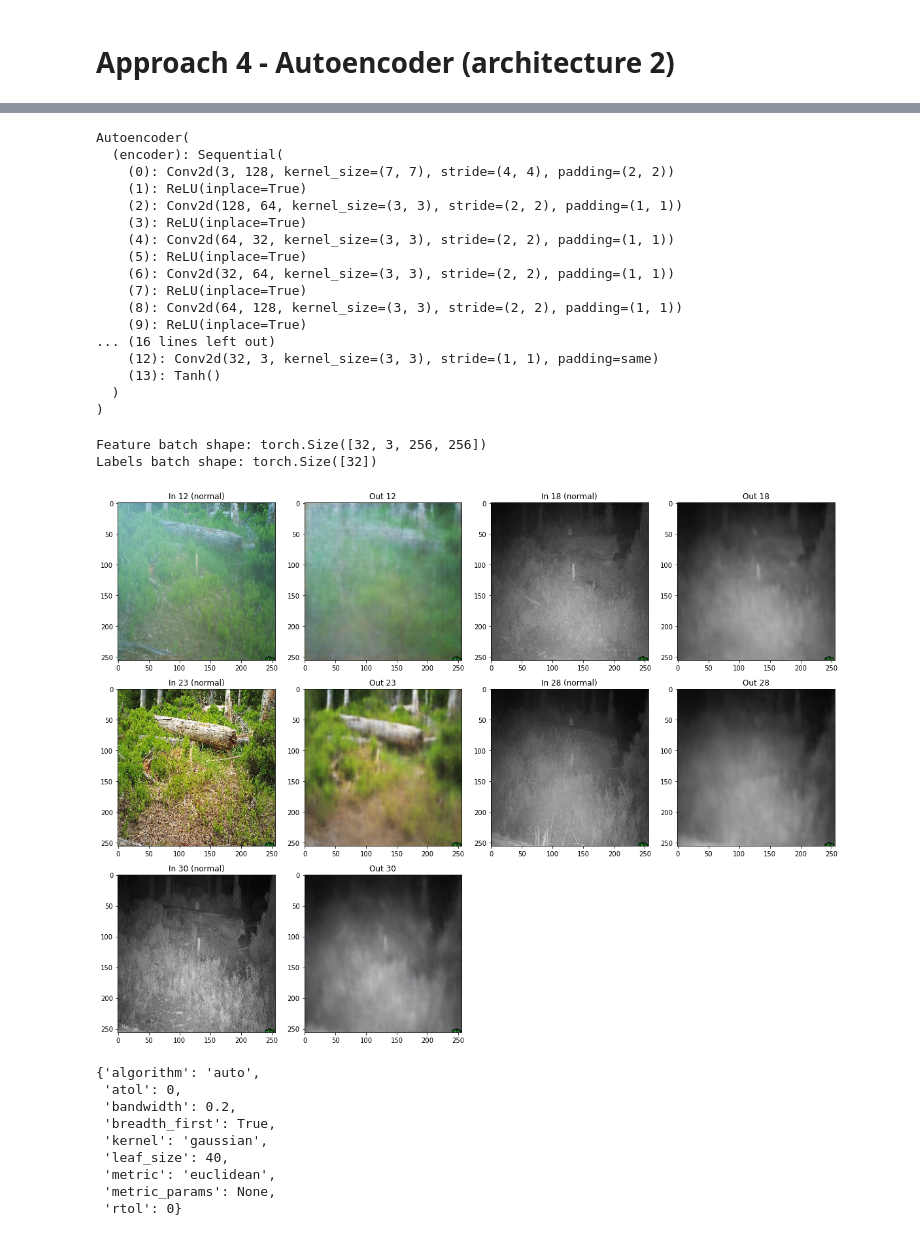
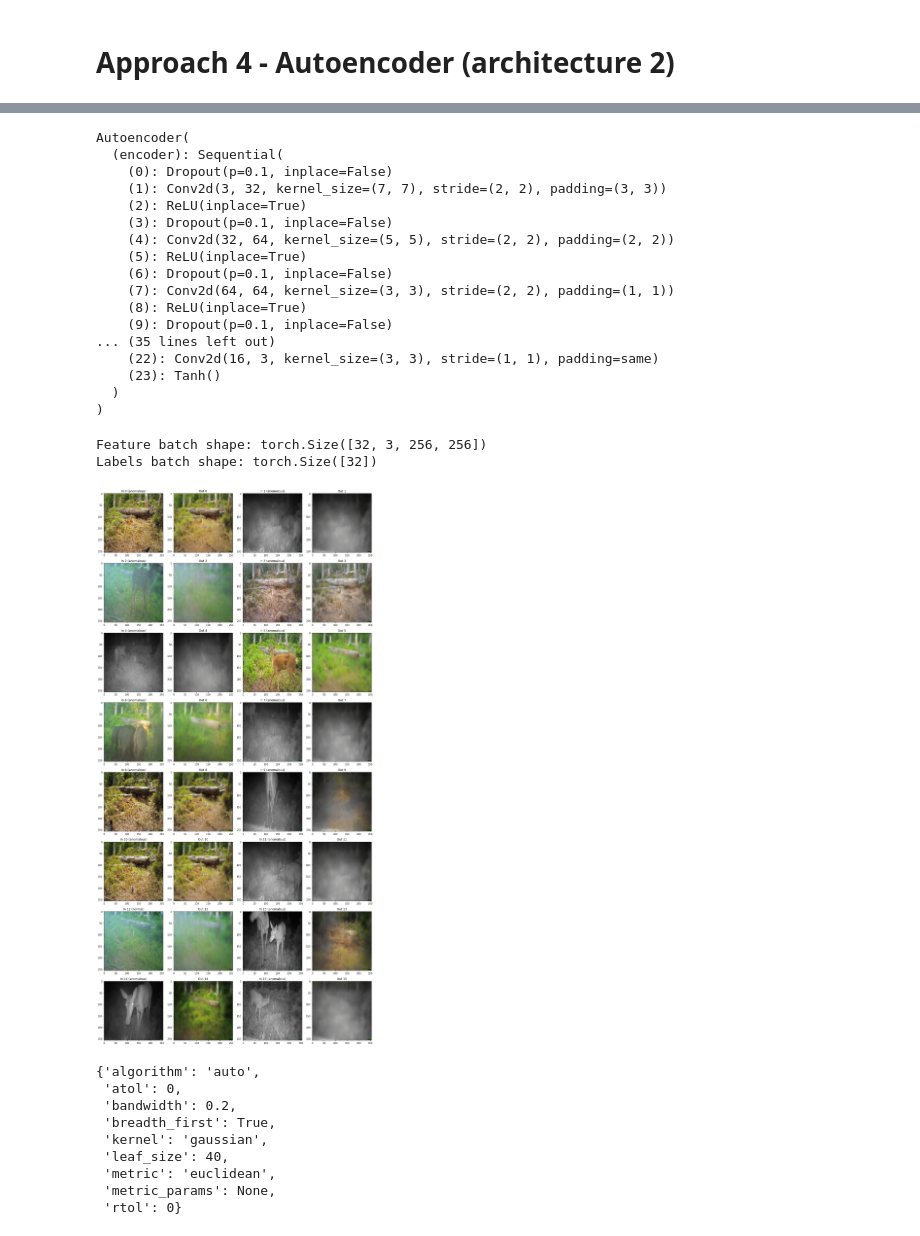
Before and after one commit to kleincode/camera-trap-anomaly-detection, a Jupyter notebook: approach4_autoencoder2.ipynb, the cells around one changed output, grey strips where cells are left out. Drawn from its saved outputs; the diff is of its cells as text; code cells hidden in the pictures.

```diff
--- a/approach4_autoencoder2.ipynb
+++ b/approach4_autoencoder2.ipynb
@@ -51,23 +54,23 @@ its, losses = get_log("ae2_noise", display=True)
 # %%
 model = Autoencoder()
-model.load_state_dict(torch.load("./ae_train_NoBackup/ae2_noise/model_120.pth", map_location=torch.device("cpu")))
+model.load_state_dict(torch.load("./ae_train_NoBackup/ae2_deep_noise_sparse/model_100.pth", map_location=torch.device("cpu")))
 model.eval()
 # %% [output]
 Autoencoder(
   (encoder): Sequential(
-    (0): Conv2d(3, 128, kernel_size=(7, 7), stride=(4, 4), padding=(2, 2))
-    (1): ReLU(inplace=True)
-    (2): Conv2d(128, 64, kernel_size=(3, 3), stride=(2, 2), padding=(1, 1))
-    (3): ReLU(inplace=True)
-    (4): Conv2d(64, 32, kernel_size=(3, 3), stride=(2, 2), padding=(1, 1))
+    (0): Dropout(p=0.1, inplace=False)
+    (1): Conv2d(3, 32, kernel_size=(7, 7), stride=(2, 2), padding=(3, 3))
+    (2): ReLU(inplace=True)
+    (3): Dropout(p=0.1, inplace=False)
+    (4): Conv2d(32, 64, kernel_size=(5, 5), stride=(2, 2), padding=(2, 2))
     (5): ReLU(inplace=True)
-    (6): Conv2d(32, 64, kernel_size=(3, 3), stride=(2, 2), padding=(1, 1))
-    (7): ReLU(inplace=True)
-    (8): Conv2d(64, 128, kernel_size=(3, 3), stride=(2, 2), padding=(1, 1))
-    (9): ReLU(inplace=True)
-... (16 lines left out)
-    (12): Conv2d(32, 3, kernel_size=(3, 3), stride=(1, 1), padding=same)
-    (13): Tanh()
+    (6): Dropout(p=0.1, inplace=False)
+    (7): Conv2d(64, 64, kernel_size=(3, 3), stride=(2, 2), padding=(1, 1))
+    (8): ReLU(inplace=True)
+    (9): Dropout(p=0.1, inplace=False)
+... (35 lines left out)
+    (22): Conv2d(16, 3, kernel_size=(3, 3), stride=(1, 1), padding=same)
+    (23): Tanh()
   )
 )
 # %%
@@ -88,15 +91,16 @@ Labels batch shape: torch.Size([32])
 # %%
 dimgs = []
 dlbls = []
-for i in range(32):
-    if labels[i] == 1:
+normals_only = False
+for i in range(32 if normals_only else 16):
+    if normals_only and labels[i] == 1:
         continue
     lbl = "anomalous" if labels[i] == 1 else "normal"
     dimgs += [np.einsum("ijk->jki", input_imgs[i]), np.einsum("ijk->jki", output_imgs[i])]
     dlbls += [f"In {i} ({lbl})", f"Out {i}"]
 display_images(dimgs, dlbls, size=(4, 4), row_size=4)
 # %% [output]
-[figure, old version]
+[figure, new version]
 # %%
 from sklearn.neighbors import KernelDensity
 
```
Also changed, not shown: parts of 12 cells of this notebook, 17 other files.
